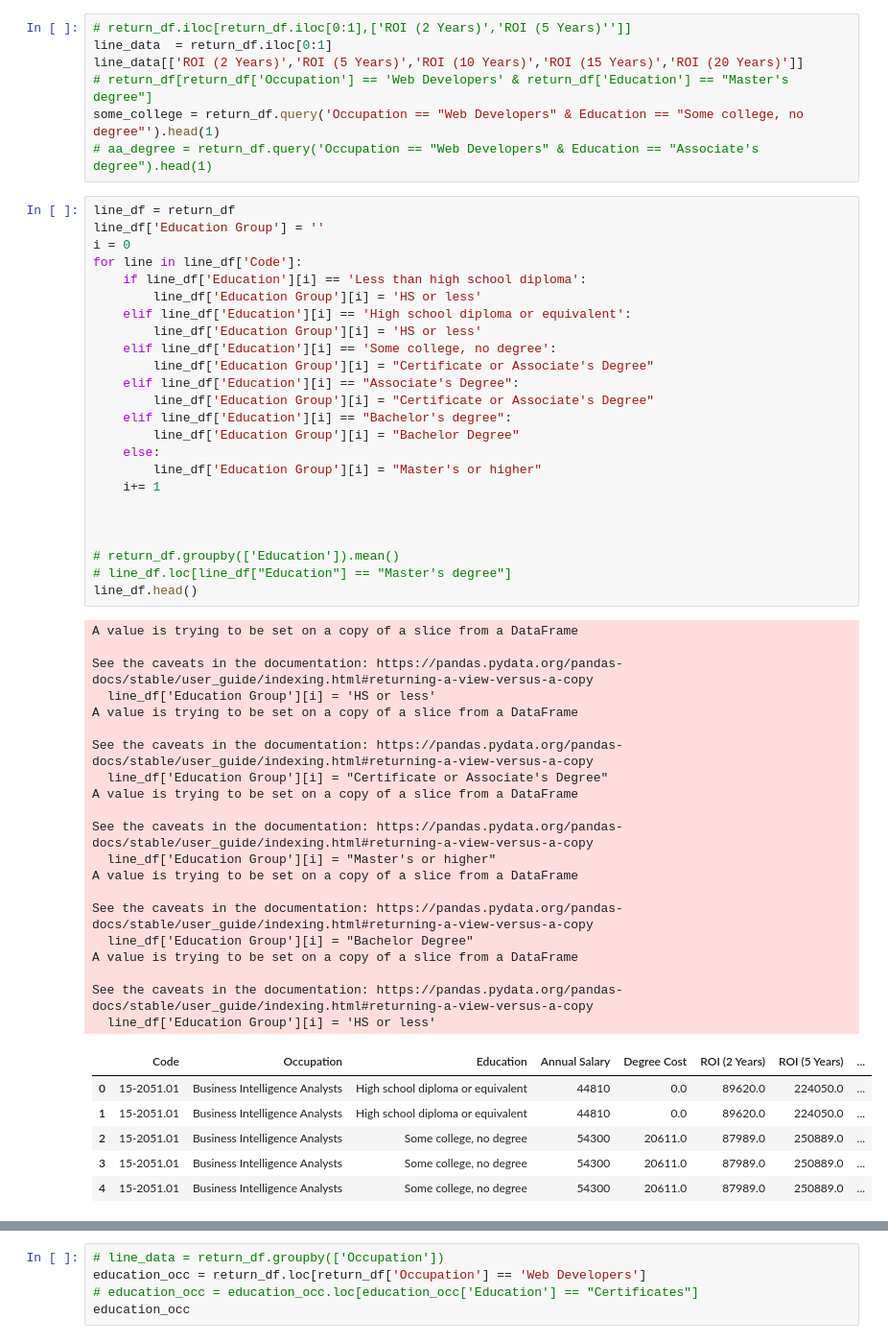
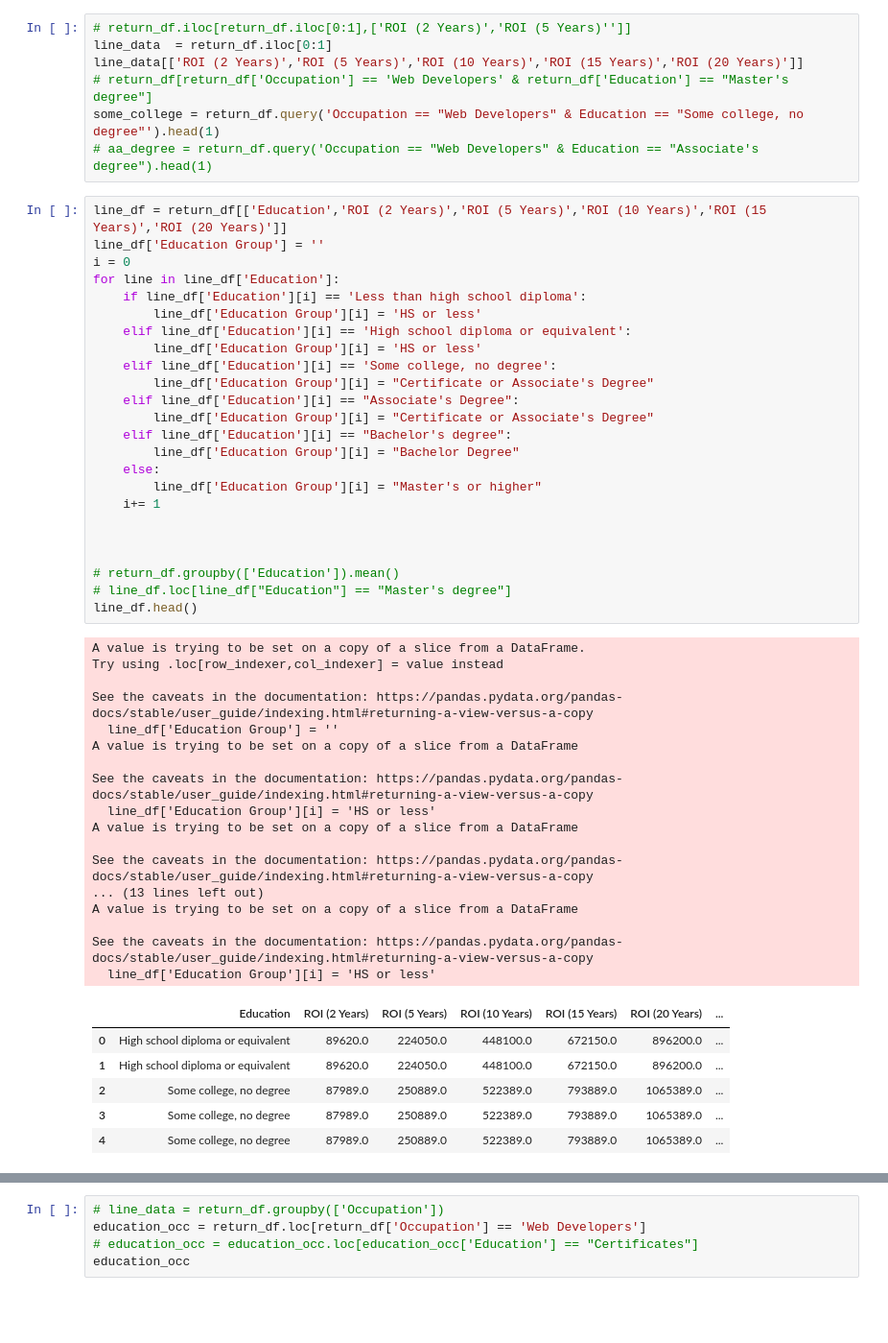
Before and after one commit to Project-1-2021/ValueOfCollege, a Jupyter notebook: Data_Analysis.ipynb, the cells around one changed output, grey strips where cells are left out. Shown at 96% size. Saved outputs shown, nothing was run; the diff lists cells and outputs as text; blank space fills up the shorter version.

Commit message:
created line plot

```diff
--- a/Data_Analysis.ipynb
+++ b/Data_Analysis.ipynb
@@ -263,54 +263,51 @@ line_data[['ROI (2 Years)','ROI (5 Years)','ROI (10 Years)','ROI (15 Years)','RO
 some_college = return_df.query('Occupation == "Web Developers" & Education == "Some college, no degree"').head(1)
 # aa_degree = return_df.query('Occupation == "Web Developers" & Education == "Associate's degree").head(1)
 # %%
-line_df = return_df
+line_df = return_df[['Education','ROI (2 Years)','ROI (5 Years)','ROI (10 Years)','ROI (15 Years)','ROI (20 Years)']]
 line_df['Education Group'] = ''
 i = 0
-for line in line_df['Code']:
+for line in line_df['Education']:
     if line_df['Education'][i] == 'Less than high school diploma':
         line_df['Education Group'][i] = 'HS or less'
     elif line_df['Education'][i] == 'High school diploma or equivalent':
         line_df['Education Group'][i] = 'HS or less'
     elif line_df['Education'][i] == 'Some college, no degree':
         line_df['Education Group'][i] = "Certificate or Associate's Degree"
     elif line_df['Education'][i] == "Associate's Degree":
         line_df['Education Group'][i] = "Certificate or Associate's Degree"
     elif line_df['Education'][i] == "Bachelor's degree":
         line_df['Education Group'][i] = "Bachelor Degree"
     else:
         line_df['Education Group'][i] = "Master's or higher"
     i+= 1
 
 
 
 # return_df.groupby(['Education']).mean()
 # line_df.loc[line_df["Education"] == "Master's degree"]
 line_df.head()
 # %% [output]
+A value is trying to be set on a copy of a slice from a DataFrame.
+Try using .loc[row_indexer,col_indexer] = value instead
+
+See the caveats in the documentation: https://pandas.pydata.org/pandas-docs/stable/user_guide/indexing.html#returning-a-view-versus-a-copy
+  line_df['Education Group'] = ''
 A value is trying to be set on a copy of a slice from a DataFrame
 
 See the caveats in the documentation: https://pandas.pydata.org/pandas-docs/stable/user_guide/indexing.html#returning-a-view-versus-a-copy
   line_df['Education Group'][i] = 'HS or less'
 A value is trying to be set on a copy of a slice from a DataFrame
 
 See the caveats in the documentation: https://pandas.pydata.org/pandas-docs/stable/user_guide/indexing.html#returning-a-view-versus-a-copy
-  line_df['Education Group'][i] = "Certificate or Associate's Degree"
-A value is trying to be set on a copy of a slice from a DataFrame
-
-See the caveats in the documentation: https://pandas.pydata.org/pandas-docs/stable/user_guide/indexing.html#returning-a-view-versus-a-copy
-  line_df['Education Group'][i] = "Master's or higher"
-A value is trying to be set on a copy of a slice from a DataFrame
-
-See the caveats in the documentation: https://pandas.pydata.org/pandas-docs/stable/user_guide/indexing.html#returning-a-view-versus-a-copy
-  line_df['Education Group'][i] = "Bachelor Degree"
+... (13 lines left out)
 A value is trying to be set on a copy of a slice from a DataFrame
 
 See the caveats in the documentation: https://pandas.pydata.org/pandas-docs/stable/user_guide/indexing.html#returning-a-view-versus-a-copy
   line_df['Education Group'][i] = 'HS or less'
-|  | Code | Occupation | Education | Annual Salary | Degree Cost | ROI (2 Years) | ROI (5 Years) | ... |
-| 0 | 15-2051.01 | Business Intelligence Analysts | High school diploma or equivalent | 44810 | 0.0 | 89620.0 | 224050.0 | ... |
-| 1 | 15-2051.01 | Business Intelligence Analysts | High school diploma or equivalent | 44810 | 0.0 | 89620.0 | 224050.0 | ... |
-| 2 | 15-2051.01 | Business Intelligence Analysts | Some college, no degree | 54300 | 20611.0 | 87989.0 | 250889.0 | ... |
-| 3 | 15-2051.01 | Business Intelligence Analysts | Some college, no degree | 54300 | 20611.0 | 87989.0 | 250889.0 | ... |
-| 4 | 15-2051.01 | Business Intelligence Analysts | Some college, no degree | 54300 | 20611.0 | 87989.0 | 250889.0 | ... |
+|  | Education | ROI (2 Years) | ROI (5 Years) | ROI (10 Years) | ROI (15 Years) | ROI (20 Years) | ... |
+| 0 | High school diploma or equivalent | 89620.0 | 224050.0 | 448100.0 | 672150.0 | 896200.0 | ... |
+| 1 | High school diploma or equivalent | 89620.0 | 224050.0 | 448100.0 | 672150.0 | 896200.0 | ... |
+| 2 | Some college, no degree | 87989.0 | 250889.0 | 522389.0 | 793889.0 | 1065389.0 | ... |
+| 3 | Some college, no degree | 87989.0 | 250889.0 | 522389.0 | 793889.0 | 1065389.0 | ... |
+| 4 | Some college, no degree | 87989.0 | 250889.0 | 522389.0 | 793889.0 | 1065389.0 | ... |
 # %%
```
Also changed, not shown: parts of 2 cells of this notebook.
